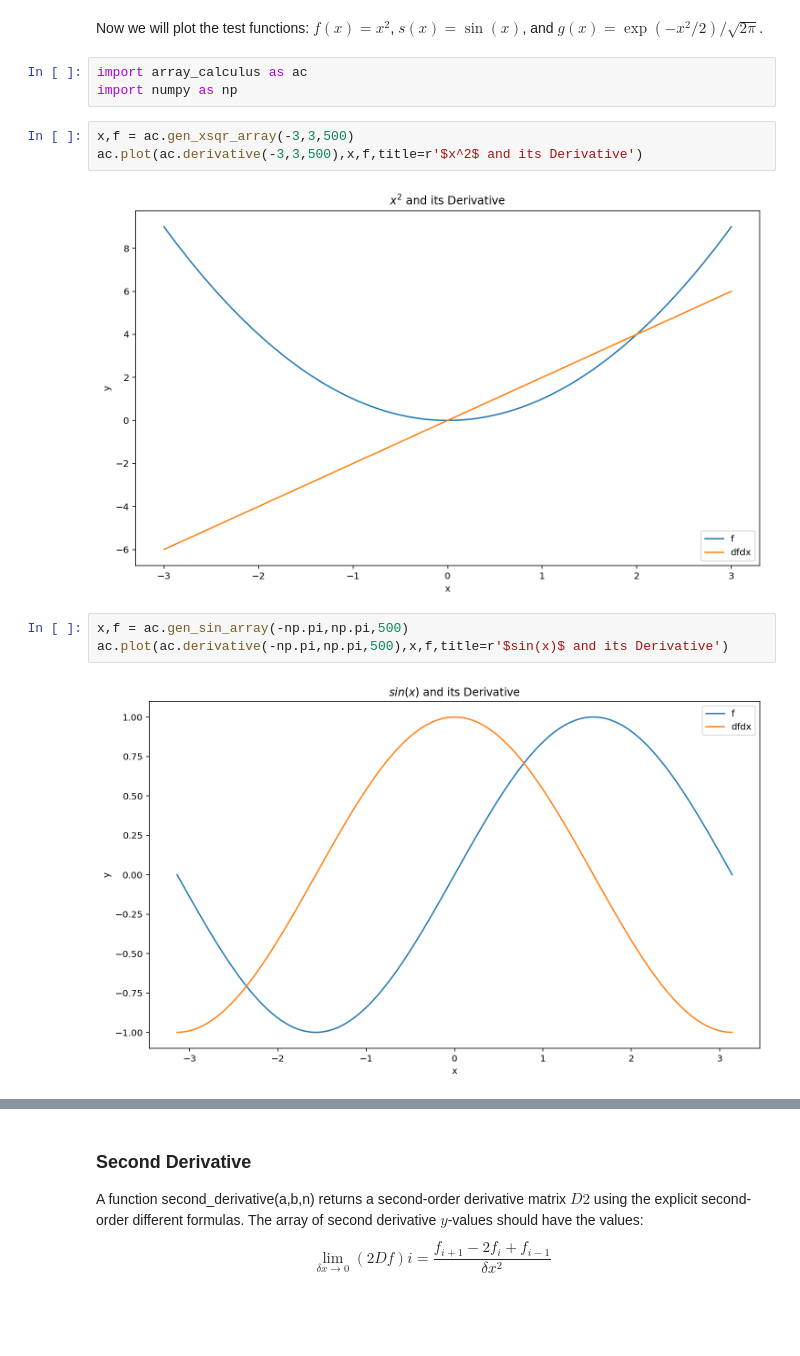
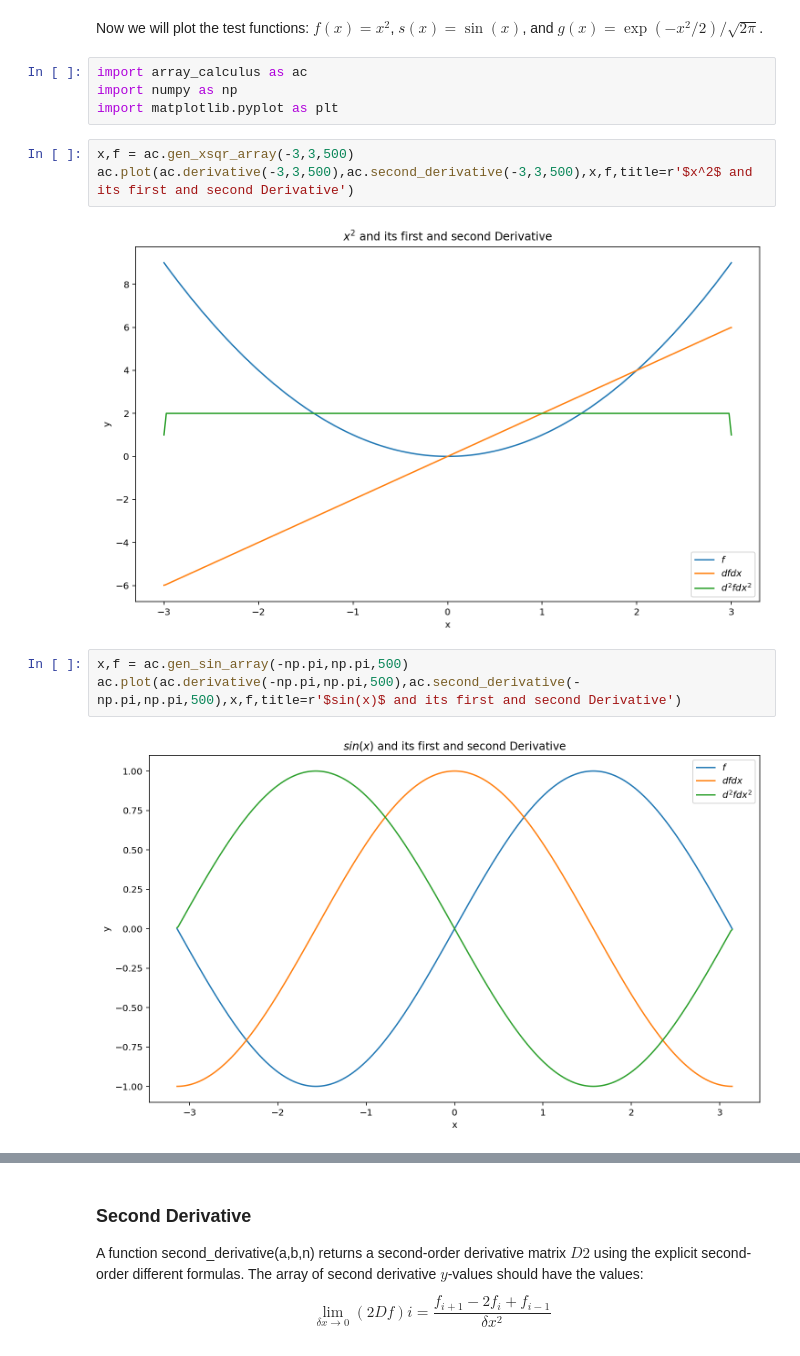
Before and after one commit to chapman-phys220-2017f/cw-06-quinn-and-dain-and-andrew-cw-06, a Jupyter notebook: calculus.ipynb, the cells around one changed output, grey strips where cells are left out. Cells and saved outputs as stored; diff of their text form; blank space fills up the shorter version.

```diff
--- a/calculus.ipynb
+++ b/calculus.ipynb
@@ -59,15 +59,16 @@ Now we will plot the test functions: $f(x) = x^2$, $s(x) = \sin(x)$, and $g(x) =
 # %%
 import array_calculus as ac
 import numpy as np
+import matplotlib.pyplot as plt
 # %%
 x,f = ac.gen_xsqr_array(-3,3,500)
-ac.plot(ac.derivative(-3,3,500),x,f,title=r'$x^2$ and its Derivative')
+ac.plot(ac.derivative(-3,3,500),ac.second_derivative(-3,3,500),x,f,title=r'$x^2$ and its first and second Derivative')
 # %% [output]
-[figure, old version]
+[figure, new version]
 # %%
 x,f = ac.gen_sin_array(-np.pi,np.pi,500)
-ac.plot(ac.derivative(-np.pi,np.pi,500),x,f,title=r'$sin(x)$ and its Derivative')
+ac.plot(ac.derivative(-np.pi,np.pi,500),ac.second_derivative(-np.pi,np.pi,500),x,f,title=r'$sin(x)$ and its first and second Derivative')
 # %% [output]
-[figure, old version]
+[figure, new version]
 # %%
 x,f = ac.gen_gaus_array(-8,8,500)
```
Also changed, not shown: parts of 15 cells of this notebook, 2 other files.
